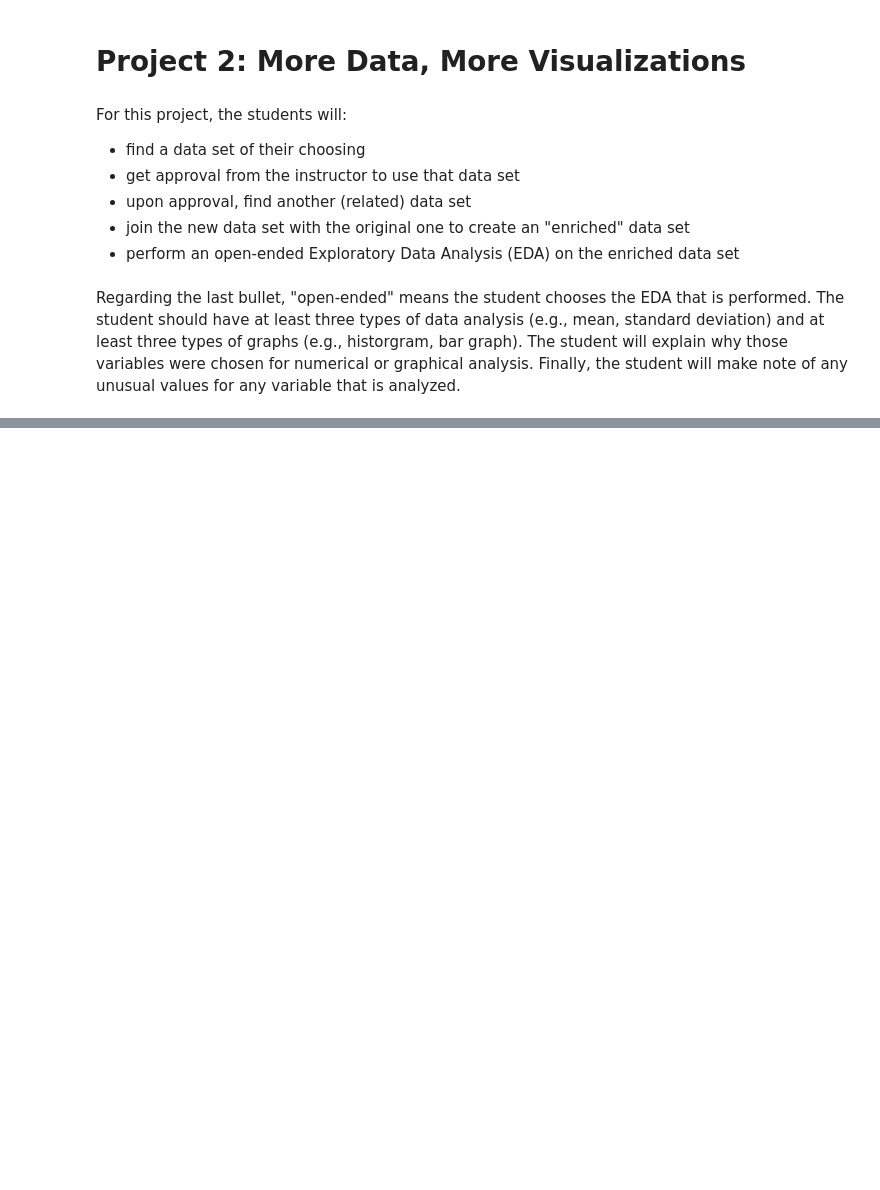
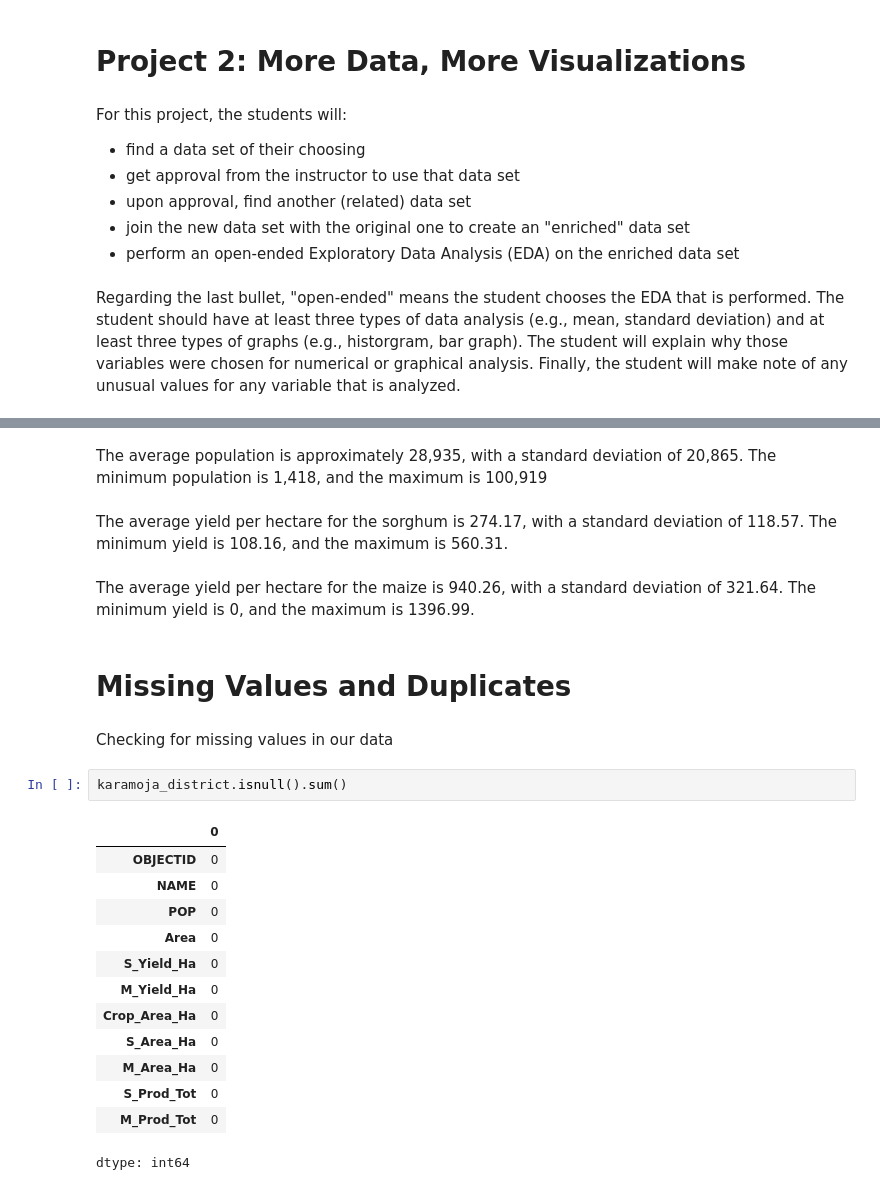
Before and after one commit to SMayienda/End-Project, a Jupyter notebook: KARAMOJA_PROJECT_.ipynb, the cells around one changed output, grey strips where cells are left out. Saved outputs shown, nothing was run; the diff lists cells and outputs as text; blank space fills up the shorter version.

```diff
--- a/KARAMOJA_PROJECT_.ipynb
+++ b/KARAMOJA_PROJECT_.ipynb
@@ -107,0 +146,26 @@ karamoja.duplicated().sum()
+# %% [markdown]
+The average population is approximately 28,935, with a standard deviation of 20,865. The minimum population is 1,418, and the maximum is 100,919
+# %% [markdown]
+The average yield per hectare for the sorghum is 274.17, with a standard deviation of 118.57. The minimum yield is 108.16, and the maximum is 560.31.
+# %% [markdown]
+The average yield per hectare for the maize is 940.26, with a standard deviation of 321.64. The minimum yield is 0, and the maximum is 1396.99.
+# %% [markdown]
+# Missing Values and Duplicates
+# %% [markdown]
+Checking for missing values in our data
+# %%
+karamoja_district.isnull().sum()
+# %% [output]
+|  | 0 |
+| OBJECTID | 0 |
+| NAME | 0 |
+| POP | 0 |
+| Area | 0 |
+| S_Yield_Ha | 0 |
+| M_Yield_Ha | 0 |
+| Crop_Area_Ha | 0 |
+| S_Area_Ha | 0 |
+| M_Area_Ha | 0 |
+| S_Prod_Tot | 0 |
+| M_Prod_Tot | 0 |
+dtype: int64
```
Also changed, not shown: parts of 37 cells of this notebook.
